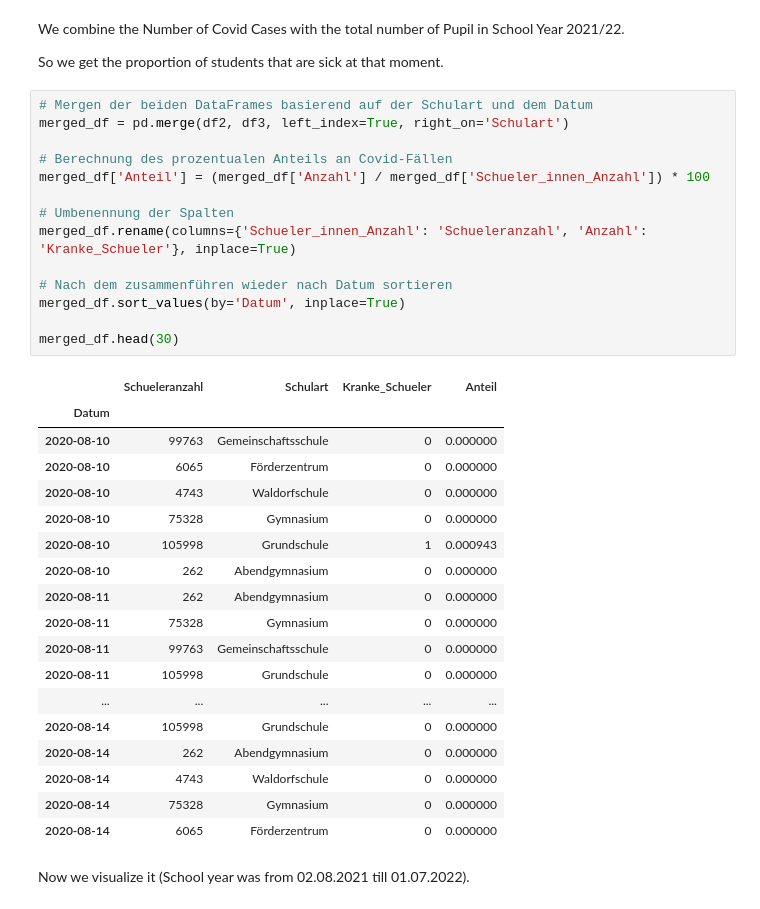
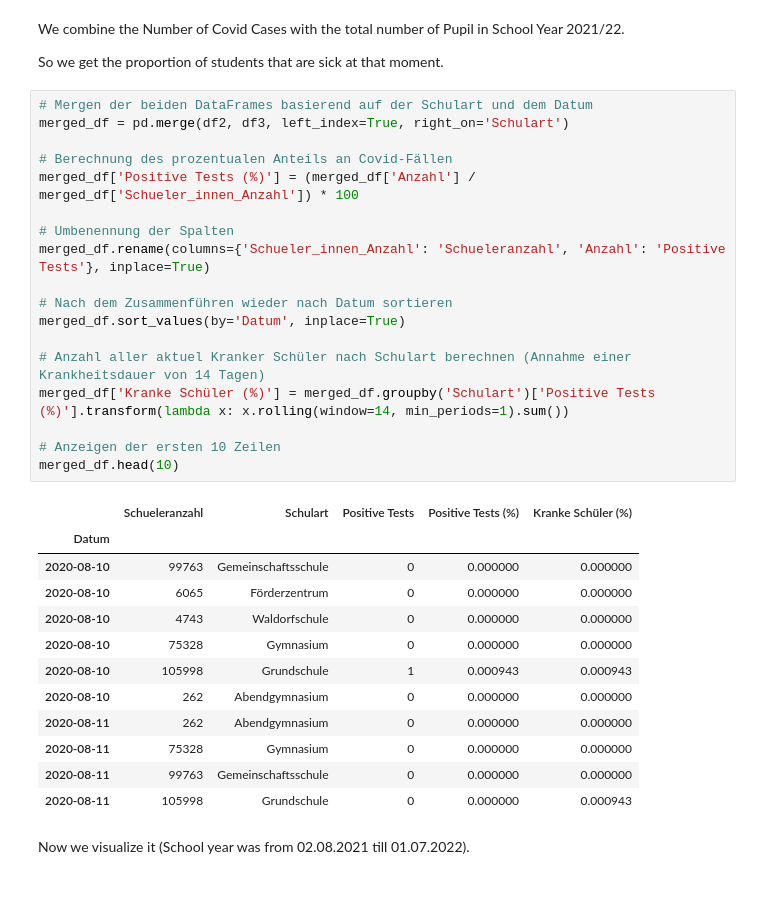
Before and after one commit to JanBaumgart/Jan_MADE, a Jupyter notebook: project/data_exploration.ipynb, the cells around one changed output. Drawn from its saved outputs; the diff is of its cells as text.

```diff
--- a/project/data_exploration.ipynb
+++ b/project/data_exploration.ipynb
@@ -184,35 +161,33 @@ So we get the proportion of students that are sick at that moment.
 # %%
 # Mergen der beiden DataFrames basierend auf der Schulart und dem Datum
 merged_df = pd.merge(df2, df3, left_index=True, right_on='Schulart')
 
 # Berechnung des prozentualen Anteils an Covid-Fällen
-merged_df['Anteil'] = (merged_df['Anzahl'] / merged_df['Schueler_innen_Anzahl']) * 100
+merged_df['Positive Tests (%)'] = (merged_df['Anzahl'] / merged_df['Schueler_innen_Anzahl']) * 100
 
 # Umbenennung der Spalten
-merged_df.rename(columns={'Schueler_innen_Anzahl': 'Schueleranzahl', 'Anzahl': 'Kranke_Schueler'}, inplace=True)
+merged_df.rename(columns={'Schueler_innen_Anzahl': 'Schueleranzahl', 'Anzahl': 'Positive Tests'}, inplace=True)
 
-# Nach dem zusammenführen wieder nach Datum sortieren
+# Nach dem Zusammenführen wieder nach Datum sortieren
 merged_df.sort_values(by='Datum', inplace=True)
 
-merged_df.head(30)
+# Anzahl aller aktuel Kranker Schüler nach Schulart berechnen (Annahme einer Krankheitsdauer von 14 Tagen)
+merged_df['Kranke Schüler (%)'] = merged_df.groupby('Schulart')['Positive Tests (%)'].transform(lambda x: x.rolling(window=14, min_periods=1).sum())
+
+# Anzeigen der ersten 10 Zeilen
+merged_df.head(10)
 # %% [output]
-|  | Schueleranzahl | Schulart | Kranke_Schueler | Anteil |
-| Datum |  |  |  |  |
-| 2020-08-10 | 99763 | Gemeinschaftsschule | 0 | 0.000000 |
-| 2020-08-10 | 6065 | Förderzentrum | 0 | 0.000000 |
-| 2020-08-10 | 4743 | Waldorfschule | 0 | 0.000000 |
-| 2020-08-10 | 75328 | Gymnasium | 0 | 0.000000 |
-| 2020-08-10 | 105998 | Grundschule | 1 | 0.000943 |
-| 2020-08-10 | 262 | Abendgymnasium | 0 | 0.000000 |
-| 2020-08-11 | 262 | Abendgymnasium | 0 | 0.000000 |
-| 2020-08-11 | 75328 | Gymnasium | 0 | 0.000000 |
-| 2020-08-11 | 99763 | Gemeinschaftsschule | 0 | 0.000000 |
-| 2020-08-11 | 105998 | Grundschule | 0 | 0.000000 |
-| ... | ... | ... | ... | ... |
-| 2020-08-14 | 105998 | Grundschule | 0 | 0.000000 |
-| 2020-08-14 | 262 | Abendgymnasium | 0 | 0.000000 |
-| 2020-08-14 | 4743 | Waldorfschule | 0 | 0.000000 |
-| 2020-08-14 | 75328 | Gymnasium | 0 | 0.000000 |
-| 2020-08-14 | 6065 | Förderzentrum | 0 | 0.000000 |
+|  | Schueleranzahl | Schulart | Positive Tests | Positive Tests (%) | Kranke Schüler (%) |
+| Datum |  |  |  |  |  |
+| 2020-08-10 | 99763 | Gemeinschaftsschule | 0 | 0.000000 | 0.000000 |
+| 2020-08-10 | 6065 | Förderzentrum | 0 | 0.000000 | 0.000000 |
+| 2020-08-10 | 4743 | Waldorfschule | 0 | 0.000000 | 0.000000 |
+| 2020-08-10 | 75328 | Gymnasium | 0 | 0.000000 | 0.000000 |
+| 2020-08-10 | 105998 | Grundschule | 1 | 0.000943 | 0.000943 |
+| 2020-08-10 | 262 | Abendgymnasium | 0 | 0.000000 | 0.000000 |
+| 2020-08-11 | 262 | Abendgymnasium | 0 | 0.000000 | 0.000000 |
+| 2020-08-11 | 75328 | Gymnasium | 0 | 0.000000 | 0.000000 |
+| 2020-08-11 | 99763 | Gemeinschaftsschule | 0 | 0.000000 | 0.000000 |
+| 2020-08-11 | 105998 | Grundschule | 0 | 0.000000 | 0.000943 |
 # %% [markdown]
  Now we visualize it (School year was from 02.08.2021 till 01.07.2022).
```
Also changed, not shown: parts of 4 cells of this notebook.
